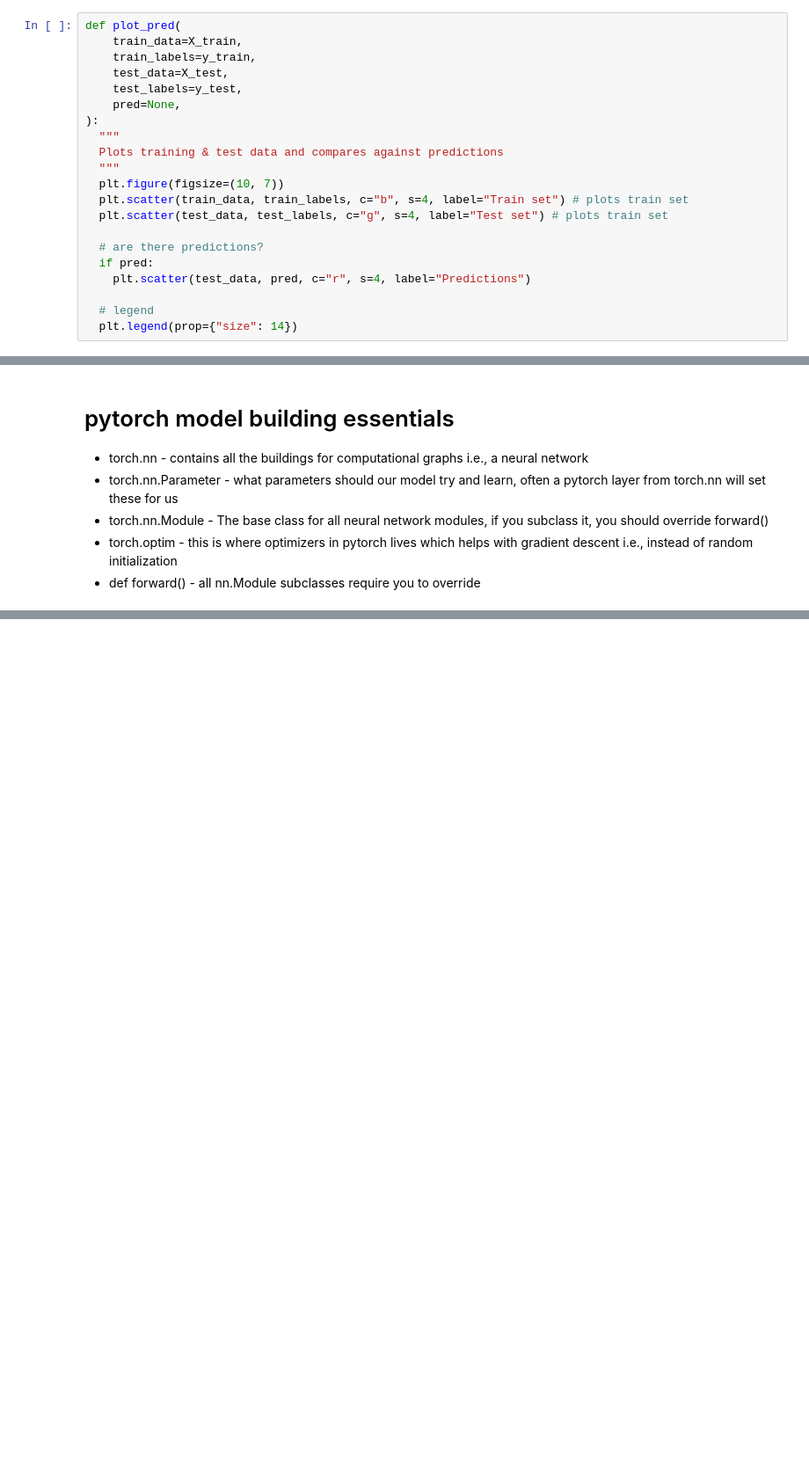
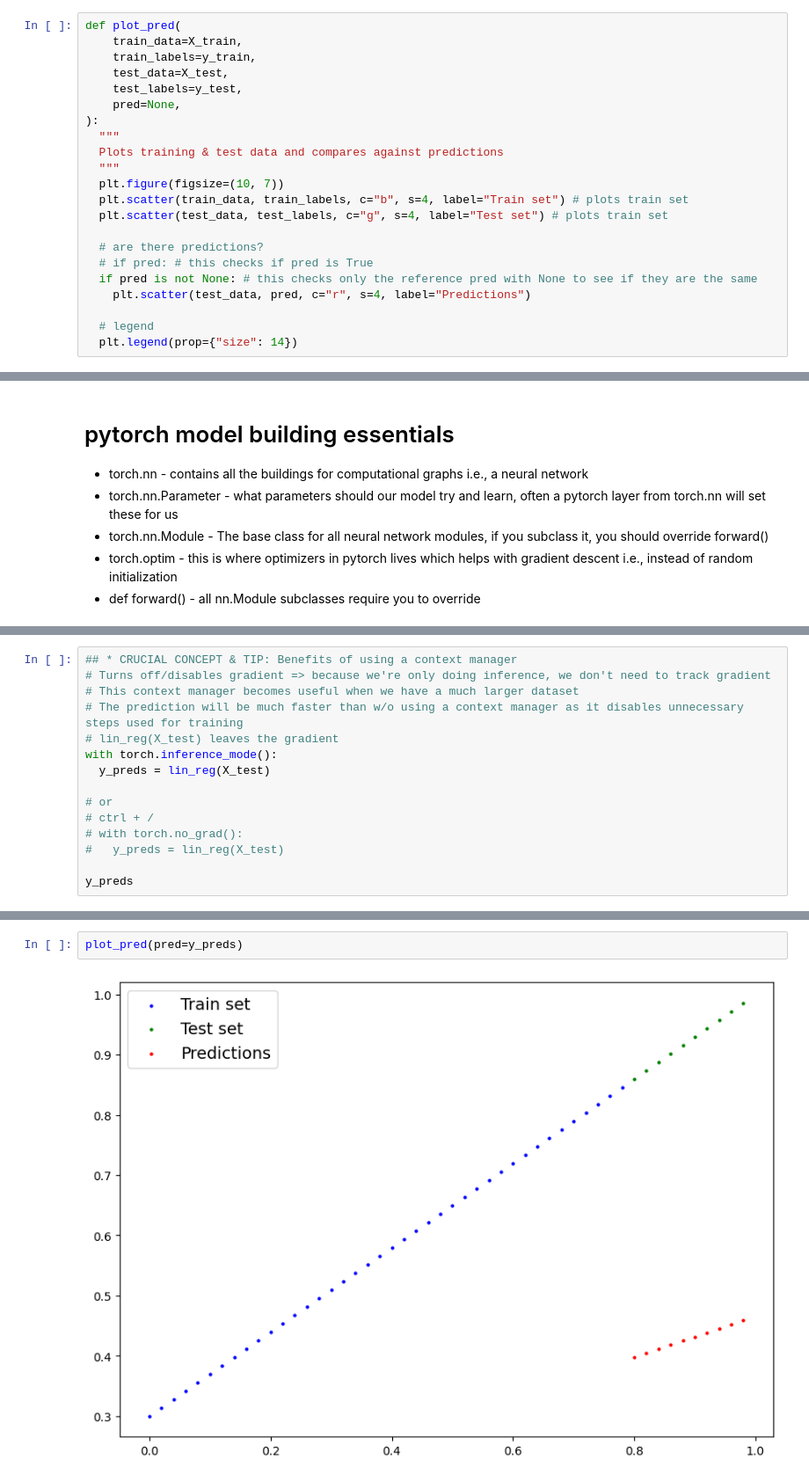
Before and after one commit to xpdlaldam/PyTorch, a Jupyter notebook: 01_pytorch_workflow.ipynb, the cells around one changed output, grey strips where cells are left out. Shown at 88% size. Saved outputs shown, nothing was run; the diff lists cells and outputs as text; blank space fills up the shorter version.

```diff
--- a/01_pytorch_workflow.ipynb
+++ b/01_pytorch_workflow.ipynb
@@ -81,7 +52,8 @@ def plot_pred(
   plt.scatter(test_data, test_labels, c="g", s=4, label="Test set") # plots train set
 
   # are there predictions?
-  if pred:
+  # if pred: # this checks if pred is True
+  if pred is not None: # this checks only the reference pred with None to see if they are the same
     plt.scatter(test_data, pred, c="r", s=4, label="Predictions")
 
   # legend
@@ -142,0 +112,15 @@ OrderedDict([('weights', tensor([0.3367])), ('bias', tensor([0.1288]))])
+# %%
+## * CRUCIAL CONCEPT & TIP: Benefits of using a context manager
+# Turns off/disables gradient => because we're only doing inference, we don't need to track gradient
+# This context manager becomes useful when we have a much larger dataset
+# The prediction will be much faster than w/o using a context manager as it disables unnecessary steps used for training
+# lin_reg(X_test) leaves the gradient
+with torch.inference_mode():
+  y_preds = lin_reg(X_test)
+
+# or
+# ctrl + /
+# with torch.no_grad():
+#   y_preds = lin_reg(X_test)
+
+y_preds
@@ -142,0 +138,4 @@ OrderedDict([('weights', tensor([0.3367])), ('bias', tensor([0.1288]))])
+# %%
+plot_pred(pred=y_preds)
+# %% [output]
+[figure, added]
```
Also changed, not shown: parts of 12 cells of this notebook.
